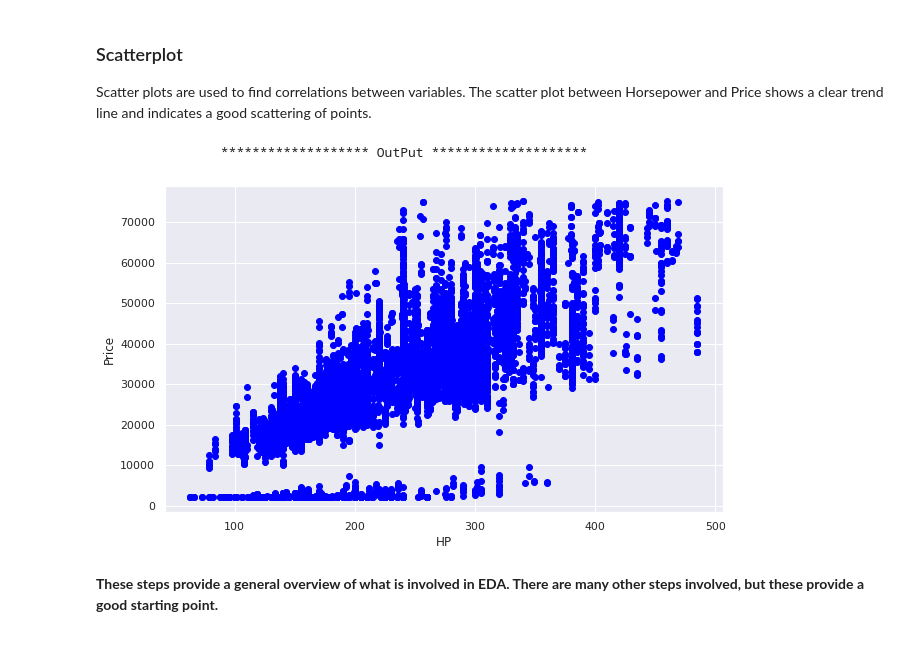
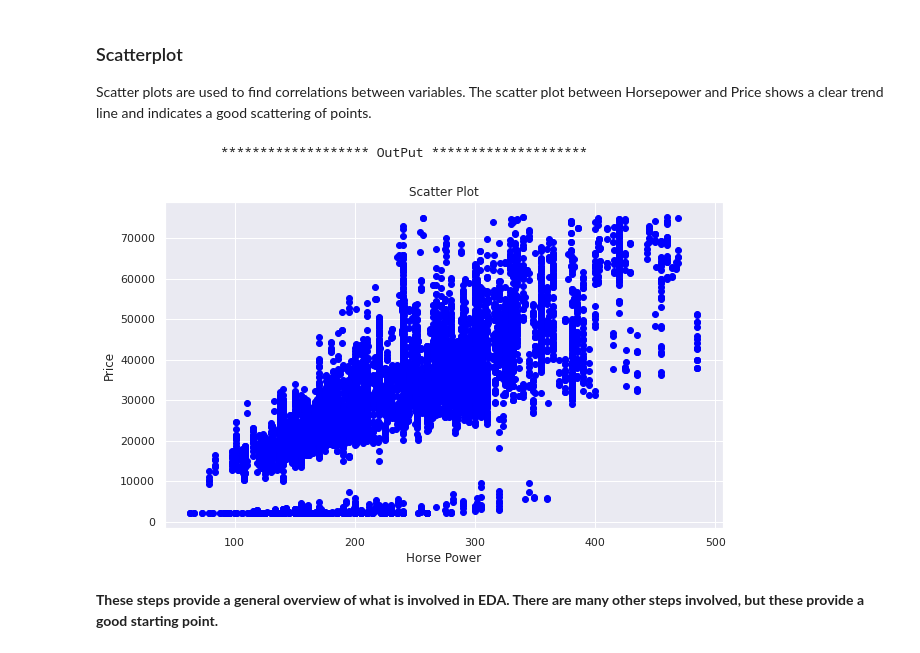
Before and after one commit to Deepsphere-AI/BCA, a Jupyter notebook: SEM-2/Data Science/Programs/Program_01_EDA_On_Bussiness_Dataset.ipynb, the cells around one changed output. Cells and saved outputs as stored; diff of their text form; code cells hidden in the pictures.

```diff
--- a/SEM-2/Data Science/Programs/Program_01_EDA_On_Bussiness_Dataset.ipynb
+++ b/SEM-2/Data Science/Programs/Program_01_EDA_On_Bussiness_Dataset.ipynb
@@ -434,12 +439,13 @@ Scatter plots are used to find correlations between variables. The scatter plot
 # %%
 print("\n\t\t******************* OutPut ********************\n")
 fig, ax = plt.subplots(figsize=(10,6))
 ax.scatter(dataframe['HP'], dataframe['Price'],color='blue')
-ax.set_xlabel('HP')
+ax.set_xlabel('Horse Power')
 ax.set_ylabel('Price')
+ax.set_title("Scatter Plot")
 plt.show()
 # %% [output]
                 ******************* OutPut ********************
-[figure, old version]
+[figure, new version]
 # %% [markdown]
 **These steps provide a general overview of what is involved in EDA. There are many other steps involved, but these provide a good starting point.**
```
Also changed, not shown: parts of 27 cells of this notebook.
